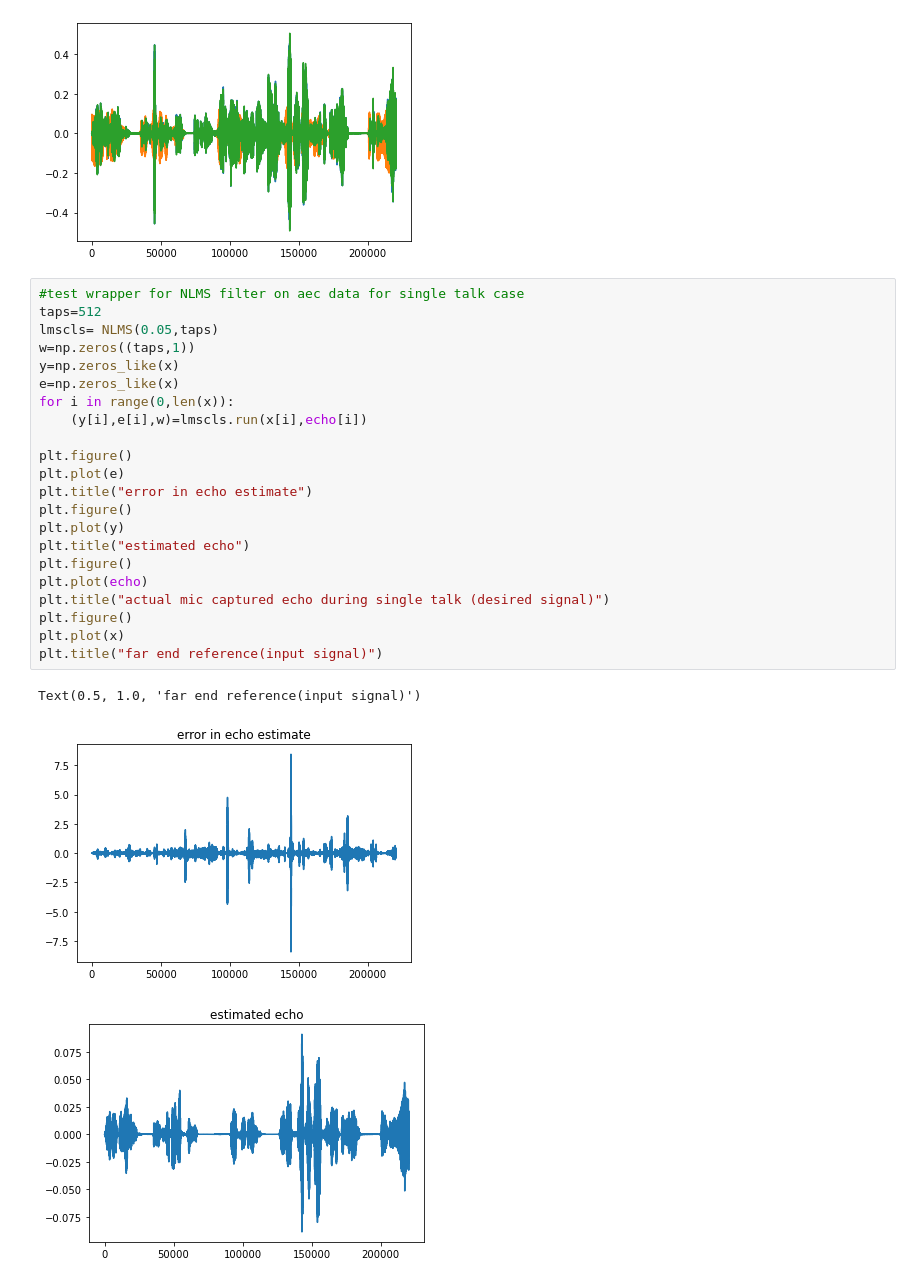
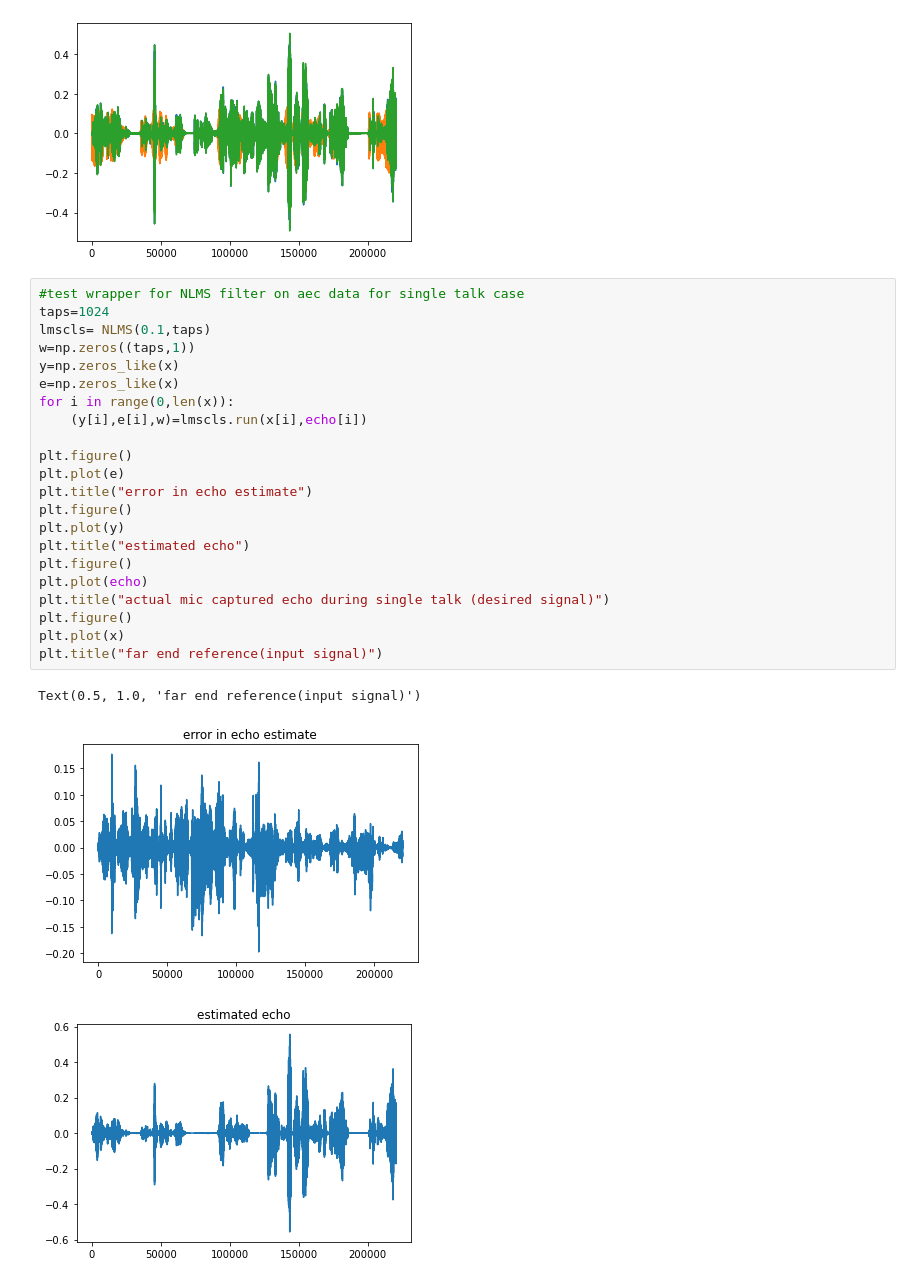
Before and after one commit to pkamath7/AEC_RES, a Jupyter notebook: utils/customfilters.ipynb, the cells around one changed output. Saved outputs shown, nothing was run; the diff lists cells and outputs as text.

```diff
--- a/utils/customfilters.ipynb
+++ b/utils/customfilters.ipynb
@@ -124,29 +171,29 @@ plt.plot(d)
 [figure]
 # %%
 #test wrapper for NLMS filter on aec data for single talk case
-taps=512
-lmscls= NLMS(0.05,taps)
+taps=1024
+lmscls= NLMS(0.1,taps)
 w=np.zeros((taps,1))
 y=np.zeros_like(x)
 e=np.zeros_like(x)
 for i in range(0,len(x)):
     (y[i],e[i],w)=lmscls.run(x[i],echo[i])
 
 plt.figure()
 plt.plot(e)
 plt.title("error in echo estimate")
 plt.figure()
 plt.plot(y)
 plt.title("estimated echo")
 plt.figure()
 plt.plot(echo)
 plt.title("actual mic captured echo during single talk (desired signal)")
 plt.figure()
 plt.plot(x)
 plt.title("far end reference(input signal)")
 # %% [output]
 Text(0.5, 1.0, 'far end reference(input signal)')
-[figure, old version]
+[figure, new version]
-[figure, old version]
+[figure, new version]
 [figure]
 [figure]
```
Also changed, not shown: parts of 4 cells of this notebook.
